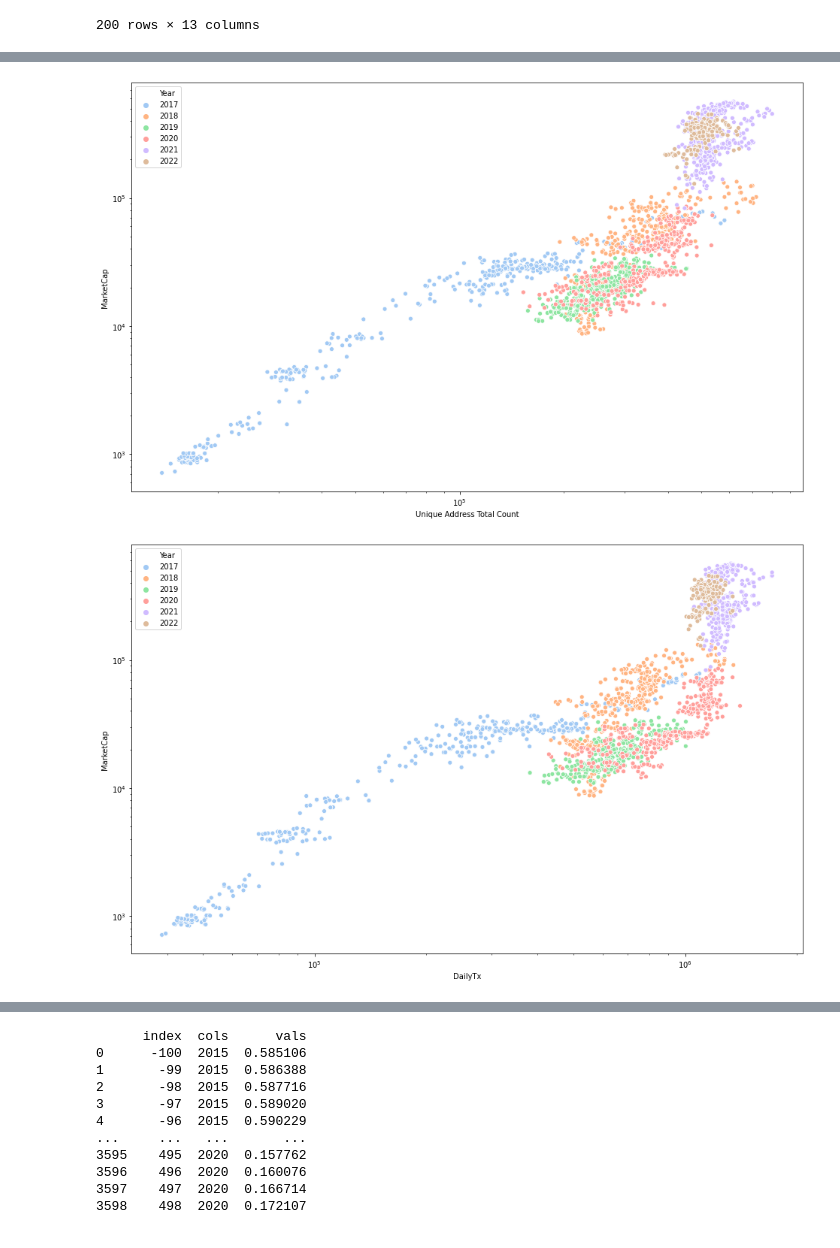
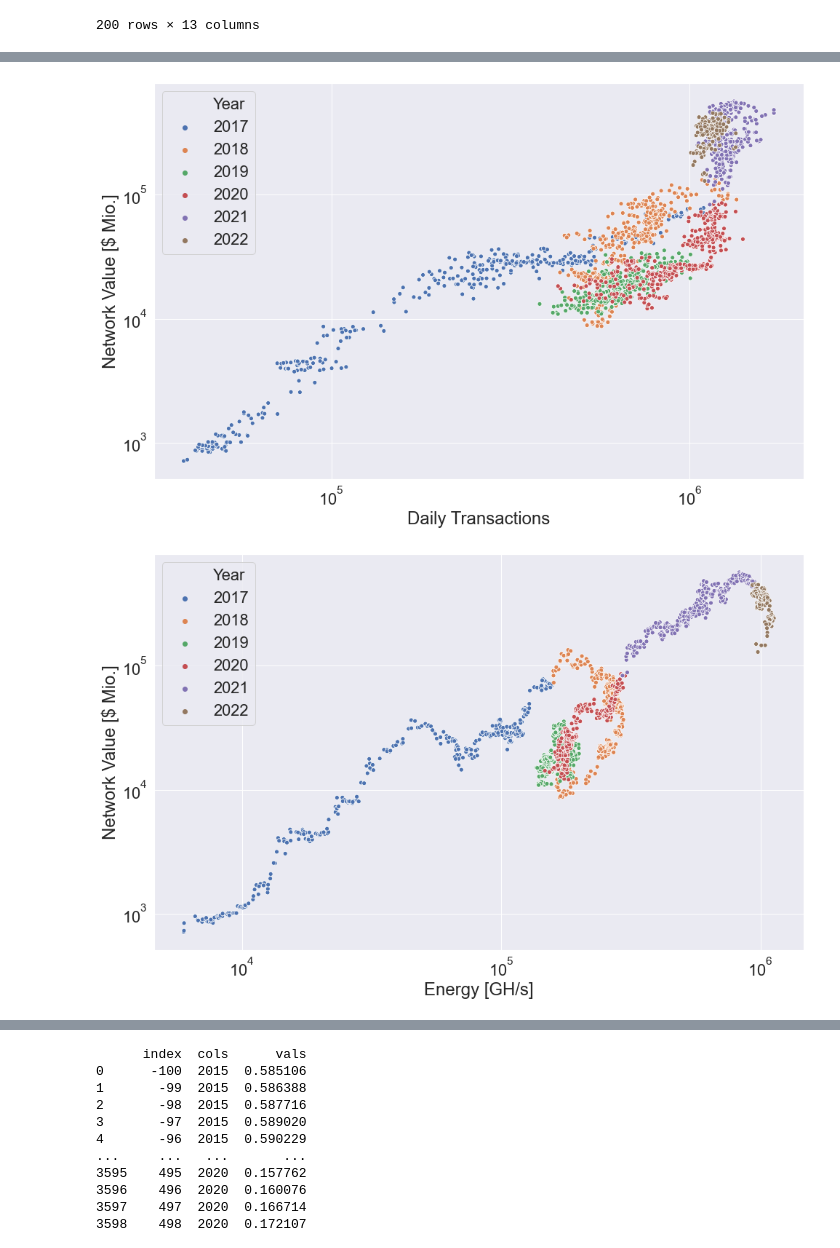
Before and after one commit to Plyeronn/DataScience, a Jupyter notebook: exploration.ipynb, the cells around one changed output, grey strips where cells are left out. Cells and saved outputs as stored; diff of their text form; code cells hidden in the pictures.

Commit message:
Updated Graphs
Please check folder FINALS

```diff
--- a/exploration.ipynb
+++ b/exploration.ipynb
@@ -157,3 +175,12 @@ corrDict(frame, 'MarketCap', (-100,100), [2017, 2022])
+# %%
+sns.set(font_scale = 2)
+fig, ax = plt.subplots(figsize=(16,10))
+ax.set(yscale="log")
+
+p = sns.lineplot(data = frame, y = 'NetHash', x= 'Date(UTC)', ax = ax)
+p.set_ylabel('Energy')
+name = 'finals/Transactions.png'
+fig.savefig(name, transparent = False)
 # %%
 ss = -100
 se = 500
@@ -199,6 +217,7 @@ import math
 metrics = ["Unique Address Total Count", "DailyTx", "Average Txn Fee (USD)", 'NetHash', "MarketCap", "newAddressCount"]
 
 for metric in metrics:
+    sns.set(font_scale = 2)
     fig, ax = plt.subplots(figsize=(16,10))
     ax.set(yscale="log")
     plot = sns.lineplot(data = frame[150:],ax=ax, x = "Date(UTC)", y = metric)
@@ -206,14 +225,14 @@ for metric in metrics:
     if (metric == "Unique Address Total Count"):
         plmetr = "Daily Unique Addresses"
     if (metric == "NetHash"):
-        plmetr = "Net Hash Rate [GH/s]"
+        plmetr = "Energy [GH/s]"
     if (metric == "MarketCap"):
-        plmetr = "MarketCap [$ Mio.]"
-    plot.set(xlabel="Time", ylabel=plmetr, title=plmetr + ' (log scale)' )
+        plmetr = "Network Value [$ Mio.]"
+    plot.set(xlabel="Date(UTC)", ylabel=plmetr, title=plmetr + ' (log scale)' )
     max = math.ceil(math.log10(frame[metric].max()))
     # print(max, frame[metric].min())
     min = math.ceil(math.log10(frame[metric].min()+0.001))
     for i in range(min, max):
         plot.axhline(10**i, color="black", linestyle="--",)
     name = 'metric_vs_time_log/' + str(metric)+'.png'
-    fig.savefig(name, transparent = False)
+    # fig.savefig(name, transparent = False)
@@ -255,32 +267,36 @@ target = target[target["Year"] > 2019]
 # %%
 
 
 import math
-metrics = ["Unique Address Total Count", "DailyTx", "Average Txn Fee (USD)", 'NetHash', "newAddressCount"]
+# metrics = ["Unique Address Total Count", "DailyTx", "Average Txn Fee (USD)", 'NetHash', "newAddressCount"]
+metrics = ["DailyTx", 'NetHash']
 target = frame.copy()
 target["Year"] = target["Date(UTC)"].dt.year
 target = target[target["Year"] > 2016]
 
 for metric in metrics:
     fig, ax = plt.subplots(figsize=(16,10))
     ax.set(yscale="log", xscale="log")
-    sns.scatterplot(data = shift_((target),'MarketCap', 0), x = metric, y = "MarketCap", hue="Year", palette="pastel")
+    p = sns.scatterplot(data = shift_((target),'MarketCap', 0), x = metric, y = "MarketCap", hue="Year", palette="deep")
     # plot = sns.lineplot(data = frame[150:],ax=ax, x = "Date(UTC)", y = metric)
     plmetr = metric
     if (metric == "Unique Address Total Count"):
         plmetr = "Daily Unique Addresses"
     if (metric == "NetHash"):
-        plmetr = "Net Hash Rate [GH/s]"
-    if (metric == "MarketCap"):
-        plmetr = "MarketCap [$ Mio.]"
-    plot.set(xlabel=plmetr, ylabel= 'MarketCap', title=plmetr + ' vs MarketCap (log scale)' )
+        plmetr = "Energy [GH/s]"
+    if (metric == "DailyTx"):
+        plmetr = "Daily Transactions"
+    plot.set(xlabel=plmetr, ylabel= "Network Value [$ Mio.]", title=plmetr + ' vs Metwork Value (log scale)' )
+    p.set_ylabel("Network Value [$ Mio.]")
+    p.set_xlabel(plmetr)
+
     # max = math.ceil(math.log10(frame[metric].max()))
     # # print(max, frame[metric].min())
     # min = math.ceil(math.log10(frame[metric].min()+0.001))
     # for i in range(min, max):
     #     plot.axhline(10**i, color="black", linestyle="--",)
-    name = 'marketCap_vs_metric/' + 'MarketCap_vs_' + str(metric)+'_log.png'
-    #fig.savefig(name, transparent = False)
+    name = 'finals/' + 'MarketCap_vs_' + str(metric)+'_log.png'
+    fig.savefig(name, transparent = False)
 # %% [output]
-[figure, old version]
+[figure, new version]
-[figure, old version]
+[figure, new version]
```
Also changed, not shown: parts of 9 cells of this notebook, 9 other files.
